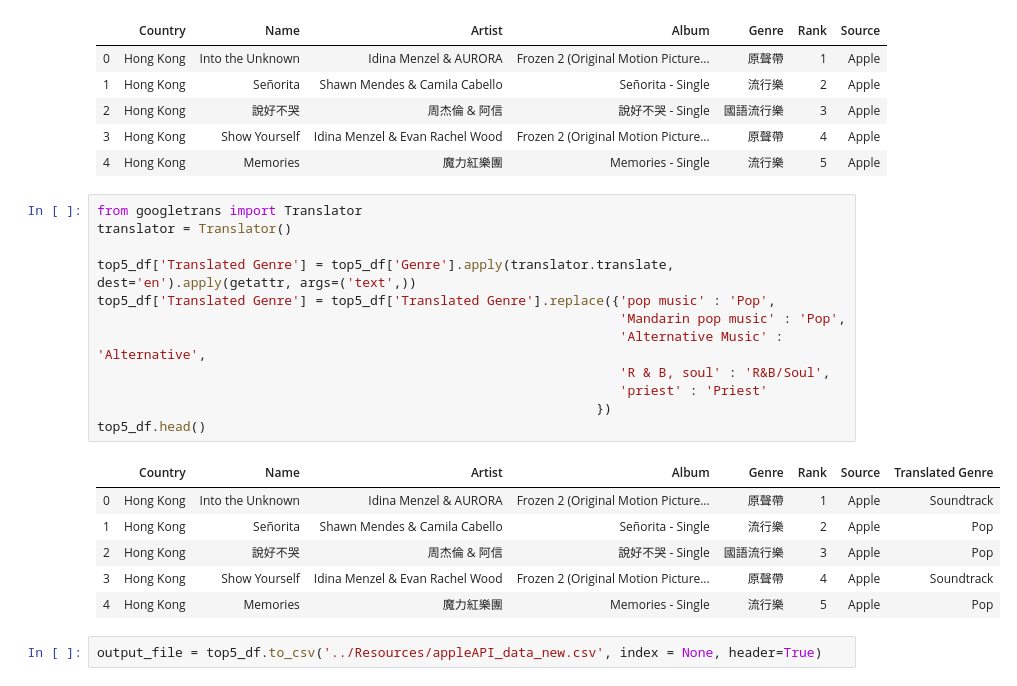
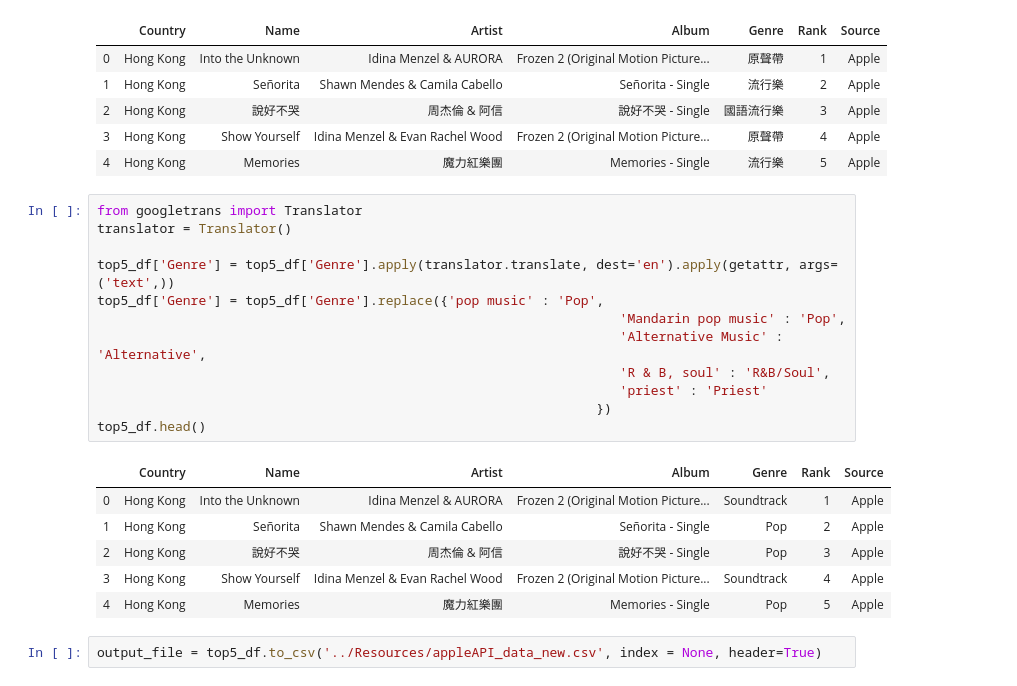
Before and after one commit to nawdah/project-1, a Jupyter notebook: AppleAPI/AppleAPI_data.ipynb, the cells around one changed output. Drawn from its saved outputs; the diff is of its cells as text.

Commit message:
fix changes to the genre's column

```diff
--- a/AppleAPI/AppleAPI_data.ipynb
+++ b/AppleAPI/AppleAPI_data.ipynb
@@ -123,21 +123,21 @@ top5_df.head()
 # %%
 from googletrans import Translator
 translator = Translator()
 
-top5_df['Translated Genre'] = top5_df['Genre'].apply(translator.translate, dest='en').apply(getattr, args=('text',))
-top5_df['Translated Genre'] = top5_df['Translated Genre'].replace({'pop music' : 'Pop',
+top5_df['Genre'] = top5_df['Genre'].apply(translator.translate, dest='en').apply(getattr, args=('text',))
+top5_df['Genre'] = top5_df['Genre'].replace({'pop music' : 'Pop',
                                                                    'Mandarin pop music' : 'Pop',
                                                                    'Alternative Music' : 'Alternative',
                                                                    'R & B, soul' : 'R&B/Soul',
                                                                    'priest' : 'Priest'
                                                                 })
 top5_df.head()
 # %% [output]
-|  | Country | Name | Artist | Album | Genre | Rank | Source | Translated Genre |
-| 0 | Hong Kong | Into the Unknown | Idina Menzel & AURORA | Frozen 2 (Original Motion Picture... | 原聲帶 | 1 | Apple | Soundtrack |
-| 1 | Hong Kong | Señorita | Shawn Mendes & Camila Cabello | Señorita - Single | 流行樂 | 2 | Apple | Pop |
-| 2 | Hong Kong | 說好不哭 | 周杰倫 & 阿信 | 說好不哭 - Single | 國語流行樂 | 3 | Apple | Pop |
-| 3 | Hong Kong | Show Yourself | Idina Menzel & Evan Rachel Wood | Frozen 2 (Original Motion Picture... | 原聲帶 | 4 | Apple | Soundtrack |
-| 4 | Hong Kong | Memories | 魔力紅樂團 | Memories - Single | 流行樂 | 5 | Apple | Pop |
+|  | Country | Name | Artist | Album | Genre | Rank | Source |
+| 0 | Hong Kong | Into the Unknown | Idina Menzel & AURORA | Frozen 2 (Original Motion Picture... | Soundtrack | 1 | Apple |
+| 1 | Hong Kong | Señorita | Shawn Mendes & Camila Cabello | Señorita - Single | Pop | 2 | Apple |
+| 2 | Hong Kong | 說好不哭 | 周杰倫 & 阿信 | 說好不哭 - Single | Pop | 3 | Apple |
+| 3 | Hong Kong | Show Yourself | Idina Menzel & Evan Rachel Wood | Frozen 2 (Original Motion Picture... | Soundtrack | 4 | Apple |
+| 4 | Hong Kong | Memories | 魔力紅樂團 | Memories - Single | Pop | 5 | Apple |
 # %%
 output_file = top5_df.to_csv('../Resources/appleAPI_data_new.csv', index = None, header=True)
```
Also changed, not shown: 4 other files.
